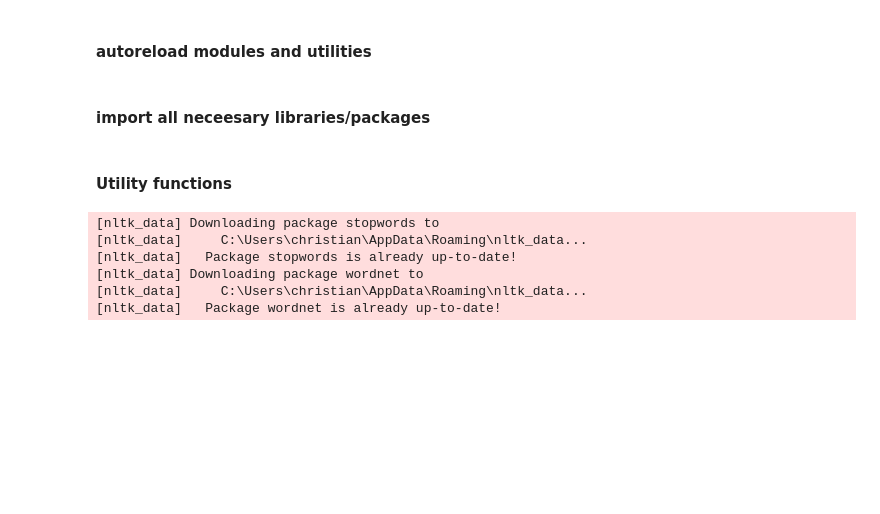
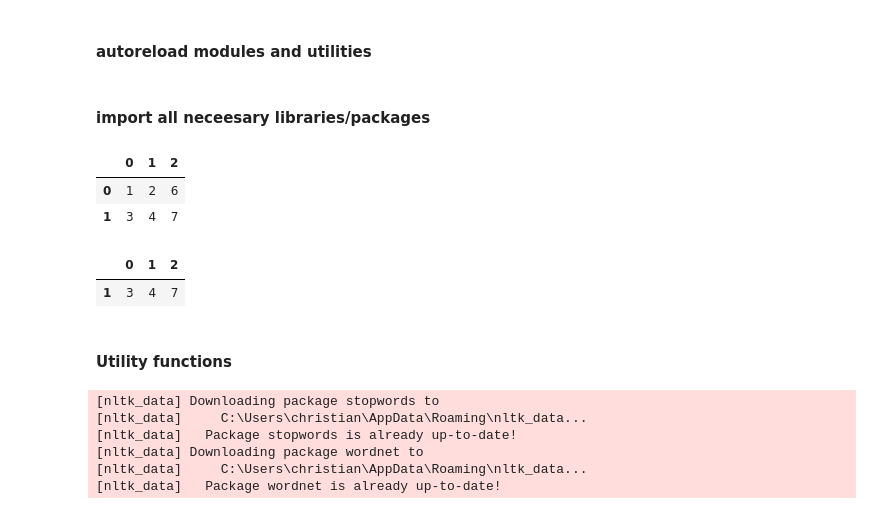
Before and after one commit to iamr0b0tx/topic_modeler, a Jupyter notebook: term_term_pr_distr_and_inference.ipynb, the cells around one changed output. Drawn from its saved outputs; the diff is of its cells as text; code cells hidden in the pictures; blank space fills up the shorter version.

```diff
--- a/term_term_pr_distr_and_inference.ipynb
+++ b/term_term_pr_distr_and_inference.ipynb
@@ -26,3 +26,10 @@ from sklearn.feature_extraction.text import CountVectorizer, TfidfTransformer
 from sklearn.metrics import classification_report, accuracy_score
 from sklearn.metrics import f1_score as calculate_f1_score
 from sklearn.model_selection import train_test_split, StratifiedKFold
+# %%
+df = pd.DataFrame([[1, 2, 6],[3, 4, 7], [9, 3, 2]])
+df
+# %% [output]
+|  | 0 | 1 | 2 |
+| 0 | 1 | 2 | 6 |
+| 1 | 3 | 4 | 7 |
@@ -29,3 +39,8 @@ from sklearn.model_selection import train_test_split, StratifiedKFold
+# %%
+df.apply(sum_weight, axis=1, args=(df,))
+# %% [output]
+|  | 0 | 1 | 2 |
+| 1 | 3 | 4 | 7 |
 # %% [markdown]
 #### Utility functions
 # %%
```
Also changed, not shown: parts of 10 cells of this notebook, 1 other file.
